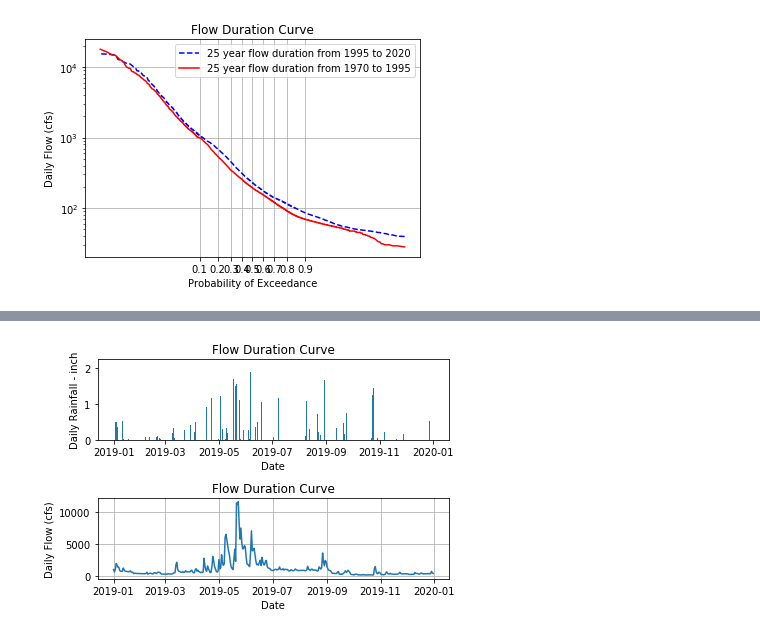
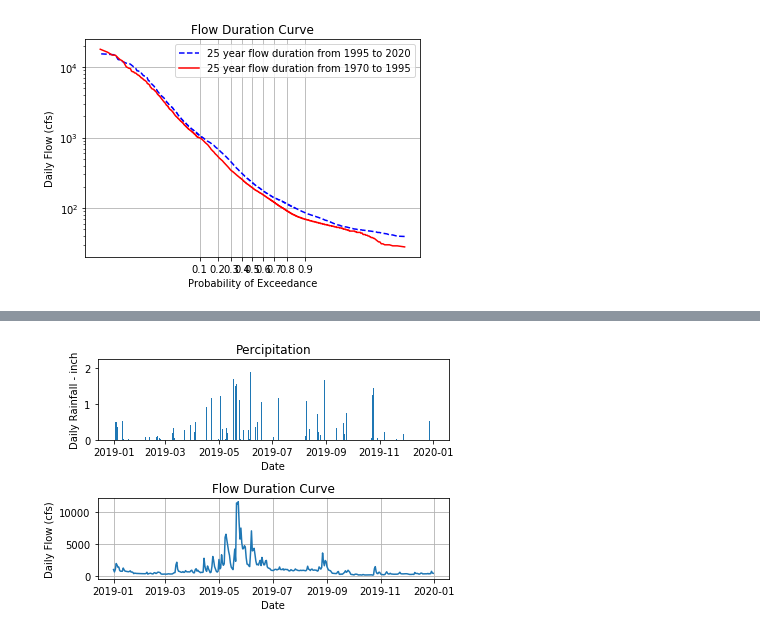
Before and after one commit to kangfh/NWIS_downloadandAnalysis, a Jupyter notebook: North_Canadian_river_study.ipynb, the cells around one changed output, grey strips where cells are left out. Cells and saved outputs as stored; diff of their text form; code cells hidden in the pictures.

```diff
--- a/North_Canadian_river_study.ipynb
+++ b/North_Canadian_river_study.ipynb
@@ -47,10 +94,11 @@ End download
 # %%
-p = '{}/{}'.format(gagepath,gageid)    #identify p as the picked_gageid file
+filename = '{}/{}'.format(gagepath,gageid)    #identify filename as the picked_gageid file
                                            #under 'data-curves' folder.
-with open(p, 'rb') as f:      #open p file and ensure the file is 'clean up'
-                              #after finish the process
+with open(filename, 'rb') as file: #open indeicated filename file  for read only in binary format
+                              #and ensure the file is 'clean up' after finish the process
 
-    station = pickle.load(f)      #to load pickled data from p file
+
+    station = pickle.load(file)     #to load pickled data from selected file
 
 print('The water flow information for the {}'.format(station.name))
 print('')
@@ -198,31 +258,32 @@ http://www.mesonet.org/index.php/weather/daily_data_retrieval
 # %%
 import csv
-filename='67333754.csv'
+filename_1='67333754.csv' # define filename
 
-with open (filename, 'r') as f:
-    reader=csv.reader(f)
-    headers=next(reader)
+with open (filename_1, 'r') as f: # open indeicated filename file  for read only
+                              #and ensure the file is 'clean up' after finish the process
+    reader=csv.reader(f)  #read file by using reader process under cvs library
+    headers=next(reader)  #skip the header row in the file
     rain=[]
     dates=[]
     for row in reader:
         dates.append(datetime.datetime(int(row[0]),int(row[1]),int(row[2])))
         rain.append(float(row[4]))
 
 
 sub=plt.subplot(211)
-sub.set_title('Flow Duration Curve')
+sub.set_title('Percipitation')
 sub.set_ylabel('Daily Rainfall - inch')
 sub.set_xlabel('Date')
 sub.bar(dates,rain)
 
 sub2=plt.subplot(212)
 sub2.set_title('Flow Duration Curve')
 sub2.set_ylabel('Daily Flow (cfs)')
 sub2.set_xlabel('Date')
 sub2.plot(a,data)
 
 plt.grid(True)
 plt.tight_layout()
 plt.show()
 # %% [output]
-[figure, old version]
+[figure, new version]
```
Also changed, not shown: parts of 19 cells of this notebook.
